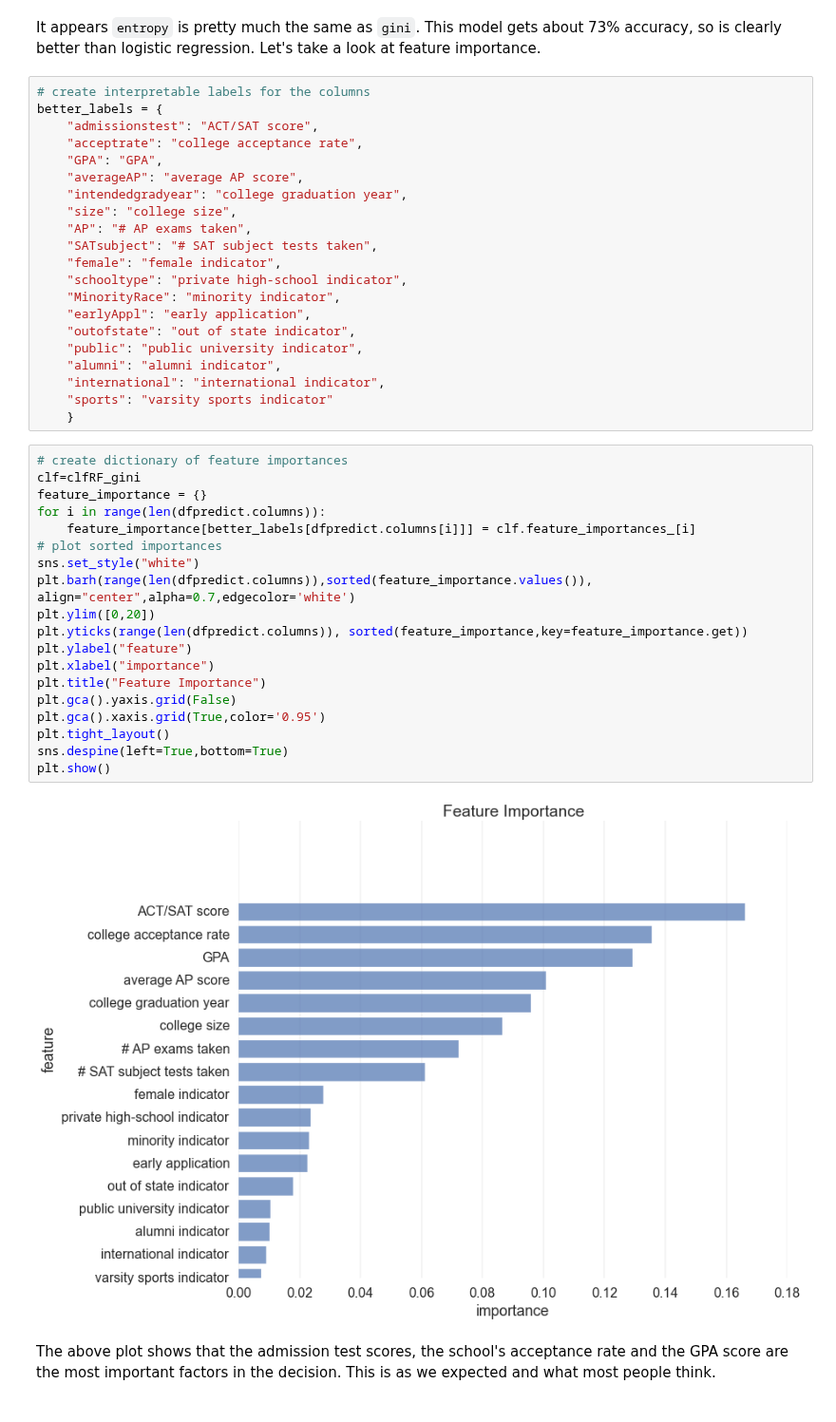
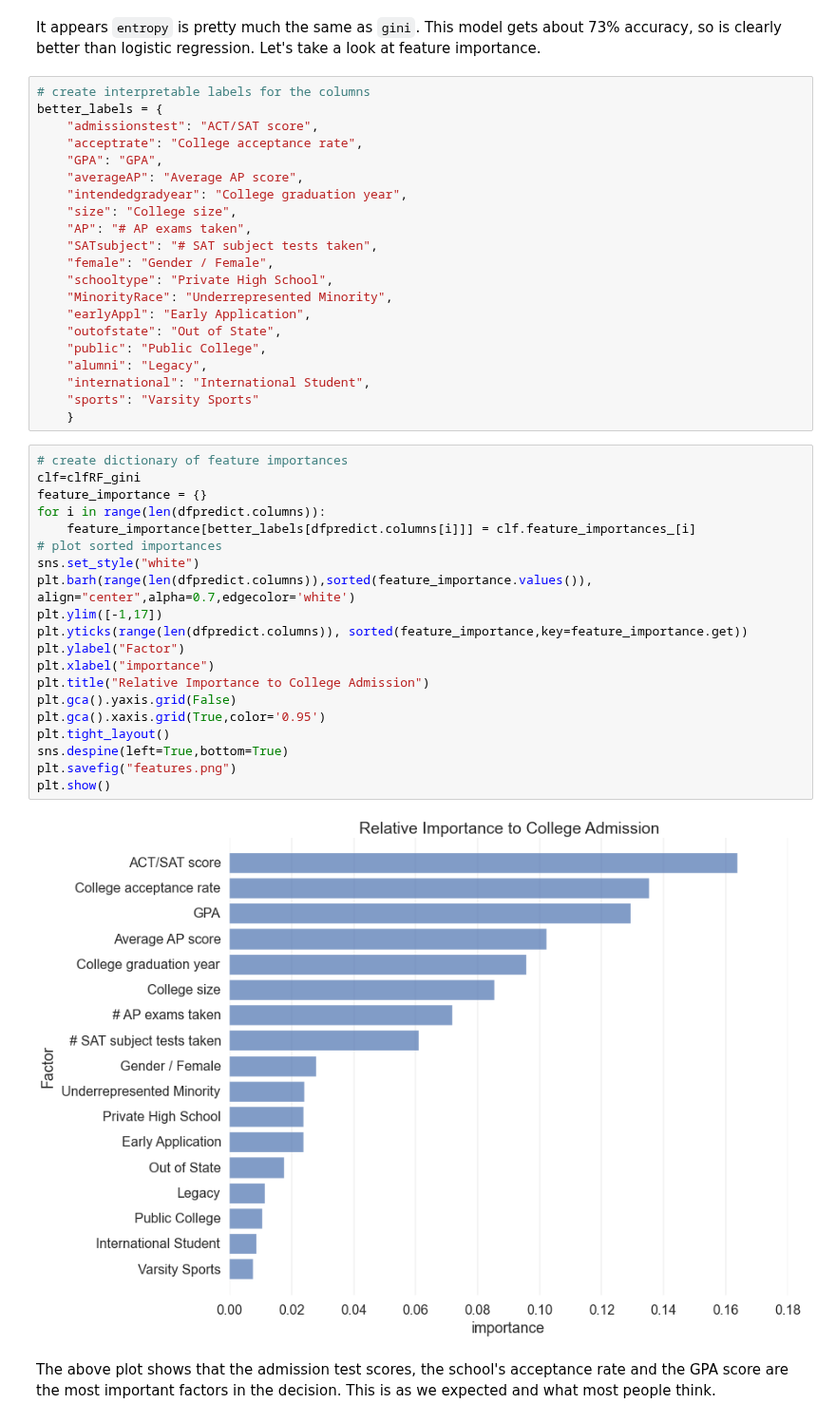
Before and after one commit to wihl/cs109-groupproj-college, a Jupyter notebook: classification_v2.ipynb, the cells around one changed output. Shown at 95% size. Drawn from its saved outputs; the diff is of its cells as text.

Commit message:
tweaked classification labels, saved figure of importances, started overview

```diff
--- a/classification_v2.ipynb
+++ b/classification_v2.ipynb
@@ -253,44 +249,45 @@ Let's take a look at feature importance.
 # create interpretable labels for the columns
 better_labels = {
     "admissionstest": "ACT/SAT score",
-    "acceptrate": "college acceptance rate",
+    "acceptrate": "College acceptance rate",
     "GPA": "GPA",
-    "averageAP": "average AP score",
-    "intendedgradyear": "college graduation year",
-    "size": "college size",
+    "averageAP": "Average AP score",
+    "intendedgradyear": "College graduation year",
+    "size": "College size",
     "AP": "# AP exams taken",
     "SATsubject": "# SAT subject tests taken",
-    "female": "female indicator",
-    "schooltype": "private high-school indicator",
-    "MinorityRace": "minority indicator",
-    "earlyAppl": "early application",
-    "outofstate": "out of state indicator",
-    "public": "public university indicator",
-    "alumni": "alumni indicator",
-    "international": "international indicator",
-    "sports": "varsity sports indicator"
+    "female": "Gender / Female",
+    "schooltype": "Private High School",
+    "MinorityRace": "Underrepresented Minority",
+    "earlyAppl": "Early Application",
+    "outofstate": "Out of State",
+    "public": "Public College",
+    "alumni": "Legacy",
+    "international": "International Student",
+    "sports": "Varsity Sports"
     }
 # %%
 # create dictionary of feature importances
 clf=clfRF_gini
 feature_importance = {}
 for i in range(len(dfpredict.columns)):
     feature_importance[better_labels[dfpredict.columns[i]]] = clf.feature_importances_[i]
 # plot sorted importances
 sns.set_style("white")
 plt.barh(range(len(dfpredict.columns)),sorted(feature_importance.values()), align="center",alpha=0.7,edgecolor='white')
-plt.ylim([0,20])
+plt.ylim([-1,17])
 plt.yticks(range(len(dfpredict.columns)), sorted(feature_importance,key=feature_importance.get))
-plt.ylabel("feature")
+plt.ylabel("Factor")
 plt.xlabel("importance")
-plt.title("Feature Importance")
+plt.title("Relative Importance to College Admission")
 plt.gca().yaxis.grid(False)
 plt.gca().xaxis.grid(True,color='0.95')
 plt.tight_layout()
 sns.despine(left=True,bottom=True)
+plt.savefig("features.png")
 plt.show()
 # %% [output]
-[figure, old version]
+[figure, new version]
 # %% [markdown]
 The above plot shows that the admission test scores, the school's acceptance rate and the GPA score are the most important factors in the decision. This is as we expected and what most people think.
 # %% [markdown]
```
Also changed, not shown: parts of 4 cells of this notebook, 2 other files.
